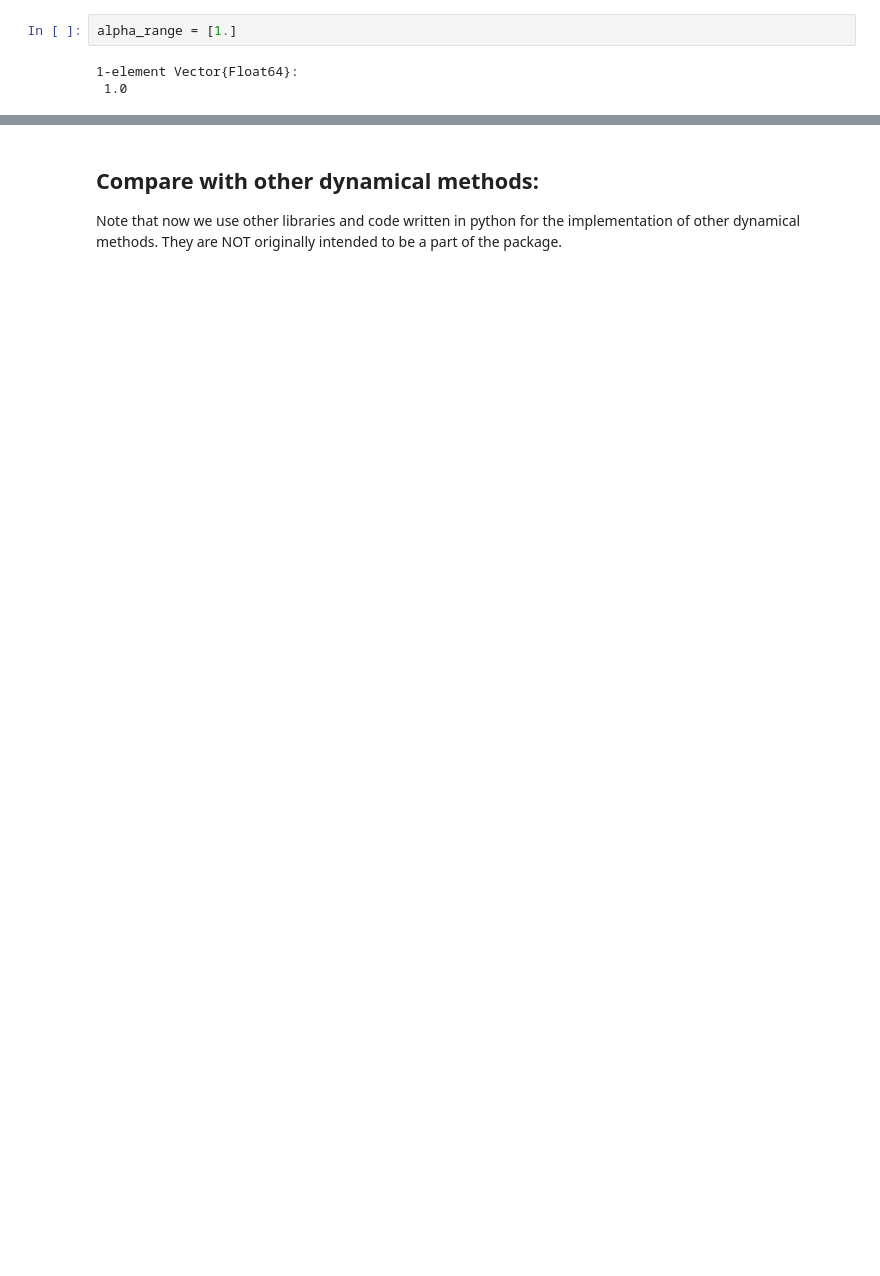
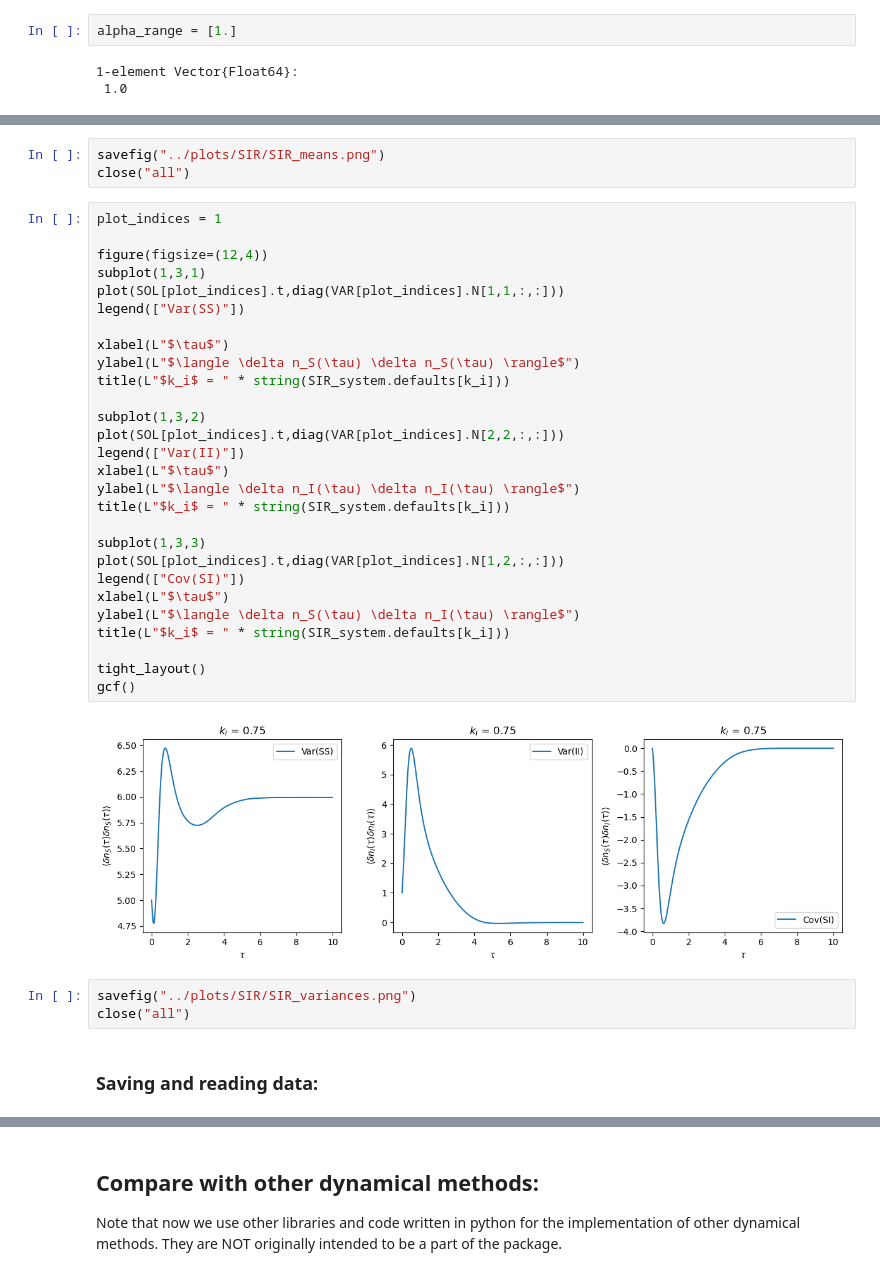
Before and after one commit to btemoshir/Achedmy.jl, a Jupyter notebook: examples/SIR_infection_dynamics.ipynb, the cells around one changed output, grey strips where cells are left out. Saved outputs shown, nothing was run; the diff lists cells and outputs as text; blank space fills up the shorter version.

```diff
--- a/examples/SIR_infection_dynamics.ipynb
+++ b/examples/SIR_infection_dynamics.ipynb
@@ -1006,0 +114,38 @@ Closest candidates are:
+# %%
+savefig("../plots/SIR/SIR_means.png")
+close("all")
+# %%
+plot_indices = 1
+
+figure(figsize=(12,4))
+subplot(1,3,1)
+plot(SOL[plot_indices].t,diag(VAR[plot_indices].N[1,1,:,:]))
+legend(["Var(SS)"])
+
+xlabel(L"$\tau$")
+ylabel(L"$\langle \delta n_S(\tau) \delta n_S(\tau) \rangle$")
+title(L"$k_i$ = " * string(SIR_system.defaults[k_i]))
+
+subplot(1,3,2)
+plot(SOL[plot_indices].t,diag(VAR[plot_indices].N[2,2,:,:]))
+legend(["Var(II)"])
+xlabel(L"$\tau$")
+ylabel(L"$\langle \delta n_I(\tau) \delta n_I(\tau) \rangle$")
+title(L"$k_i$ = " * string(SIR_system.defaults[k_i]))
+
+subplot(1,3,3)
+plot(SOL[plot_indices].t,diag(VAR[plot_indices].N[1,2,:,:]))
+legend(["Cov(SI)"])
+xlabel(L"$\tau$")
+ylabel(L"$\langle \delta n_S(\tau) \delta n_I(\tau) \rangle$")
+title(L"$k_i$ = " * string(SIR_system.defaults[k_i]))
+
+tight_layout()
+gcf()
+# %% [output]
+[figure, added]
+# %%
+savefig("../plots/SIR/SIR_variances.png")
+close("all")
+# %% [markdown]
+### Saving and reading data:
```
Also changed, not shown: parts of 93 cells of this notebook, 17 other files.
